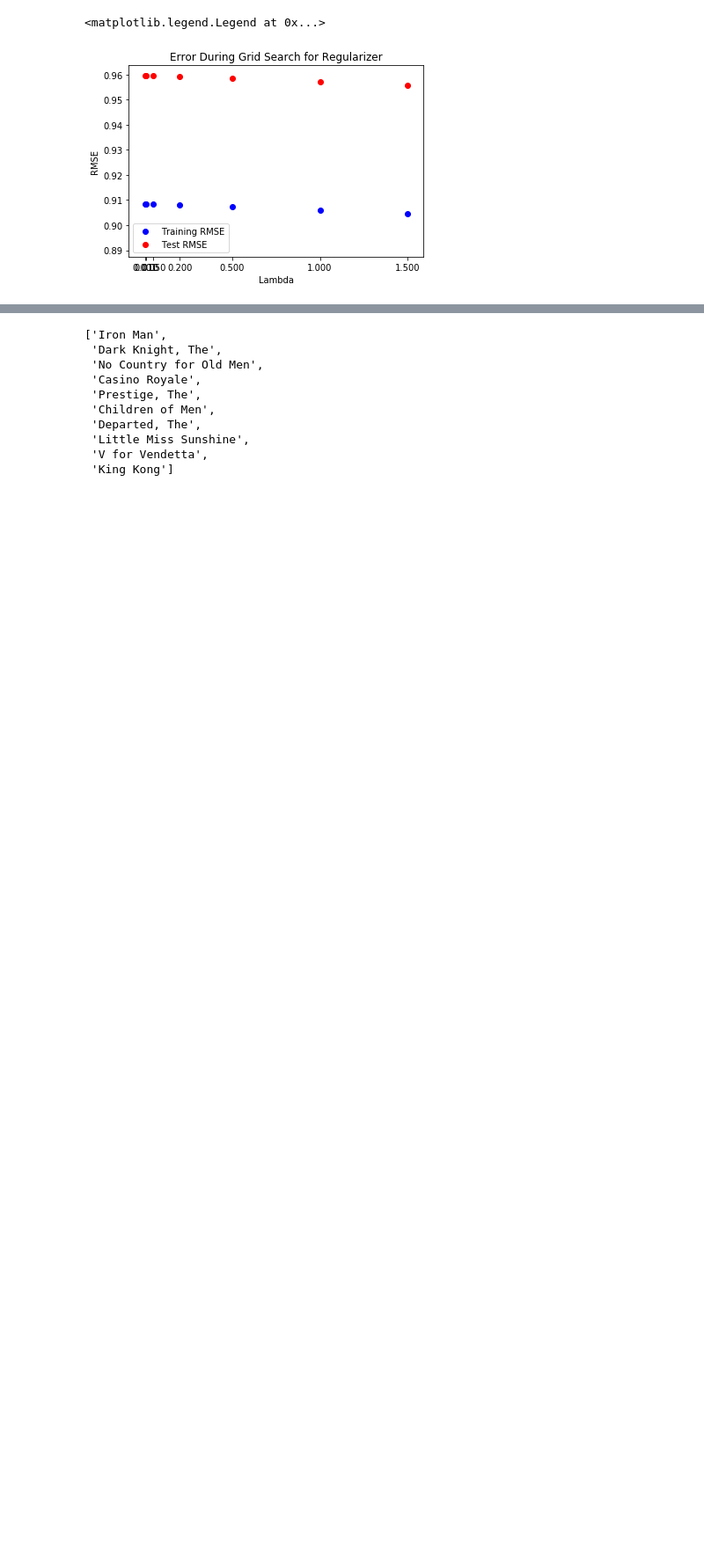
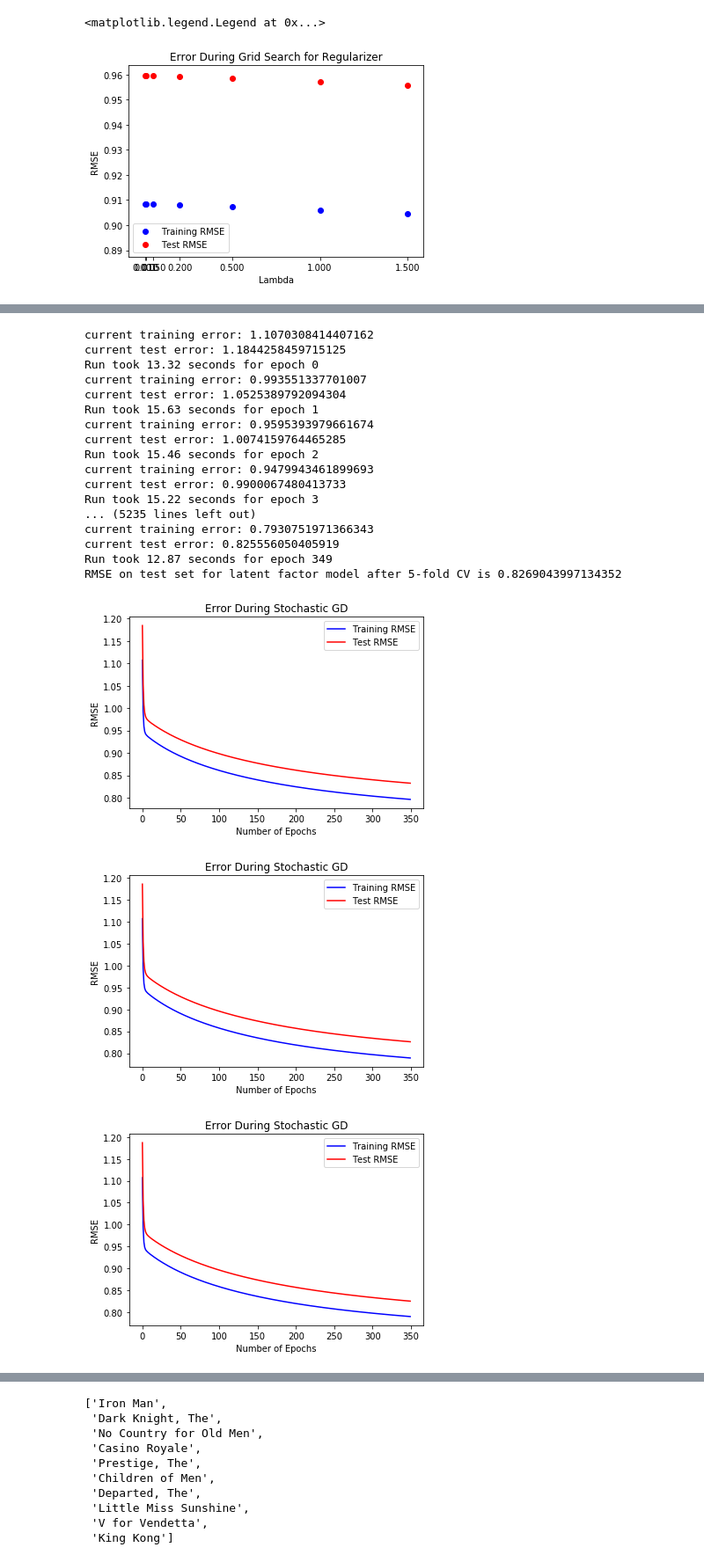
Before and after one commit to Jingciii/Movie_Recommender_Sys, a Jupyter notebook: demo.ipynb, the cells around one changed output, grey strips where cells are left out. Shown at 88% size. Saved outputs shown, nothing was run; the diff lists cells and outputs as text; code cells hidden in the pictures; blank space fills up the shorter version.

```diff
--- a/demo.ipynb
+++ b/demo.ipynb
@@ -1352,0 +999,40 @@ Run took 14.84 seconds for epoch 99
+# %%
+RMSE = 0
+i = 1
+for train, test in km.split(cv_ratings):
+    trainset = cv_ratings.iloc[train, :]
+    testset = cv_ratings.iloc[test, :]
+
+    train_matrix = trainset.pivot(index='userId', columns='movieId', values='rating')
+    #val_matrix = valset.pivot(index='userId', columns='movieId', values='rating')
+    test_matrix = testset.pivot(index='userId', columns='movieId', values='rating')
+    lfm = LFM(train_matrix, test_matrix)
+    lfm.initialize(k=12)
+    lr = 0.0000001
+    reg = 1.5
+    trg_err, test_err = lfm.train(lr, lr, reg, reg, 350)
+    RMSE += test_err
+    lfm.trainplot()
+RMSE = RMSE / 5
+print('RMSE on test set for latent factor model after 5-fold CV is ' + str(RMSE))
+# %% [output]
+current training error: 1.1070308414407162
+current test error: 1.1844258459715125
+Run took 13.32 seconds for epoch 0
+current training error: 0.993551337701007
+current test error: 1.0525389792094304
+Run took 15.63 seconds for epoch 1
+current training error: 0.9595393979661674
+current test error: 1.0074159764465285
+Run took 15.46 seconds for epoch 2
+current training error: 0.9479943461899693
+current test error: 0.9900067480413733
+Run took 15.22 seconds for epoch 3
+... (5235 lines left out)
+current training error: 0.7930751971366343
+current test error: 0.825556050405919
+Run took 12.87 seconds for epoch 349
+RMSE on test set for latent factor model after 5-fold CV is 0.8269043997134352
+[figure, added]
+[figure, added]
+[figure, added]
```
Also changed, not shown: parts of 46 cells of this notebook.
